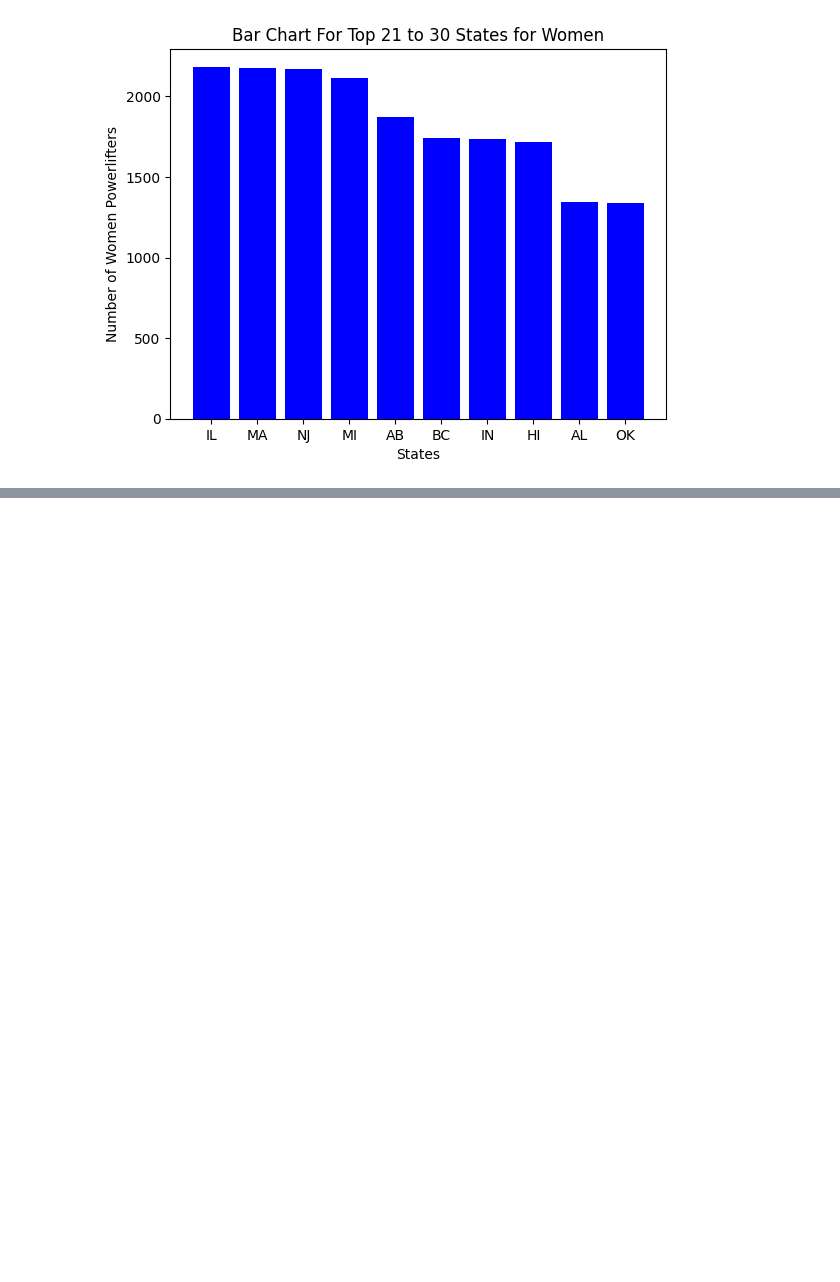
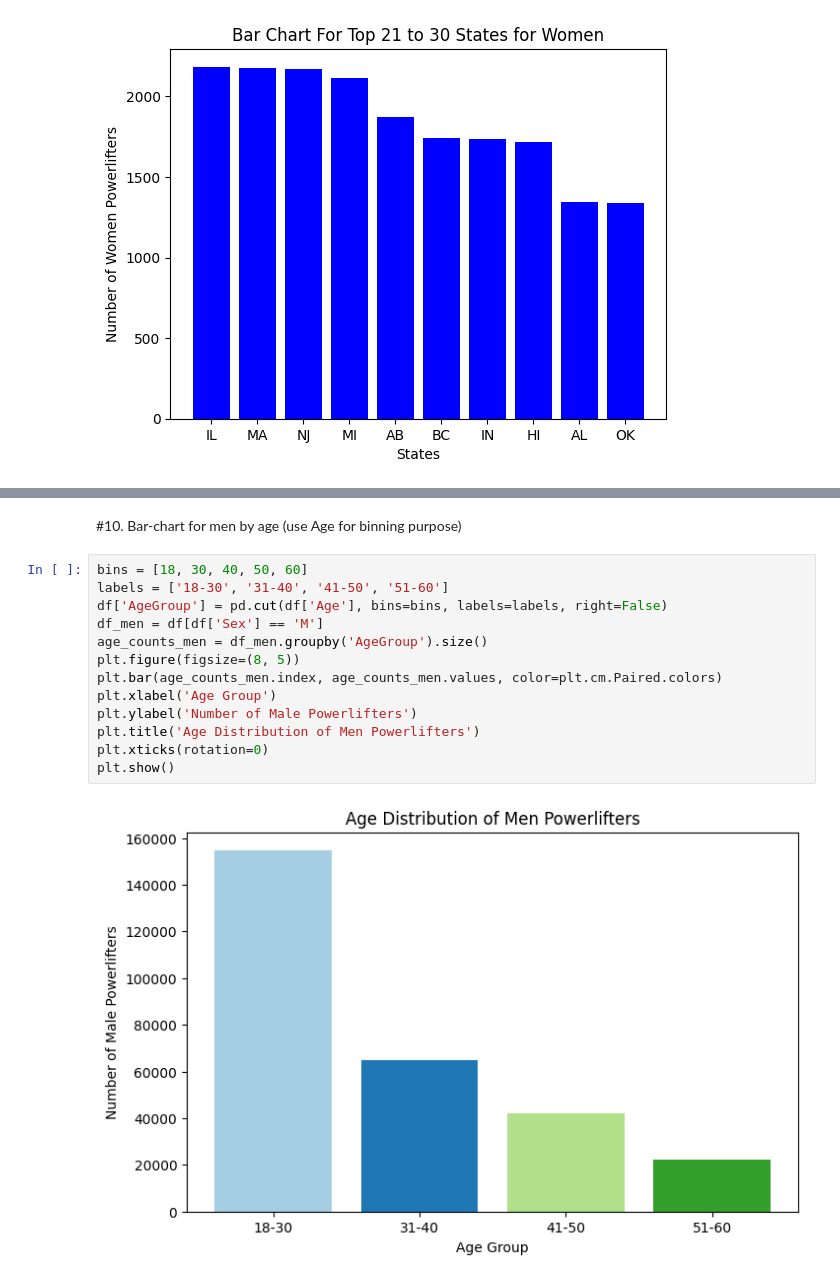
Before and after one commit to aswinudhesh/Data-Analytics, a Jupyter notebook: Mini_Project_Powerlifiting_.ipynb, the cells around one changed output, grey strips where cells are left out. Saved outputs shown, nothing was run; the diff lists cells and outputs as text; blank space fills up the shorter version.

```diff
--- a/Mini_Project_Powerlifiting_.ipynb
+++ b/Mini_Project_Powerlifiting_.ipynb
@@ -165,0 +261,17 @@ plt.show()
+# %% [markdown]
+#10. Bar-chart for men by age (use Age for binning purpose)
+# %%
+bins = [18, 30, 40, 50, 60]
+labels = ['18-30', '31-40', '41-50', '51-60']
+df['AgeGroup'] = pd.cut(df['Age'], bins=bins, labels=labels, right=False)
+df_men = df[df['Sex'] == 'M']
+age_counts_men = df_men.groupby('AgeGroup').size()
+plt.figure(figsize=(8, 5))
+plt.bar(age_counts_men.index, age_counts_men.values, color=plt.cm.Paired.colors)
+plt.xlabel('Age Group')
+plt.ylabel('Number of Male Powerlifters')
+plt.title('Age Distribution of Men Powerlifters')
+plt.xticks(rotation=0)
+plt.show()
+# %% [output]
+[figure, added]
```
Also changed, not shown: parts of 16 cells of this notebook.
